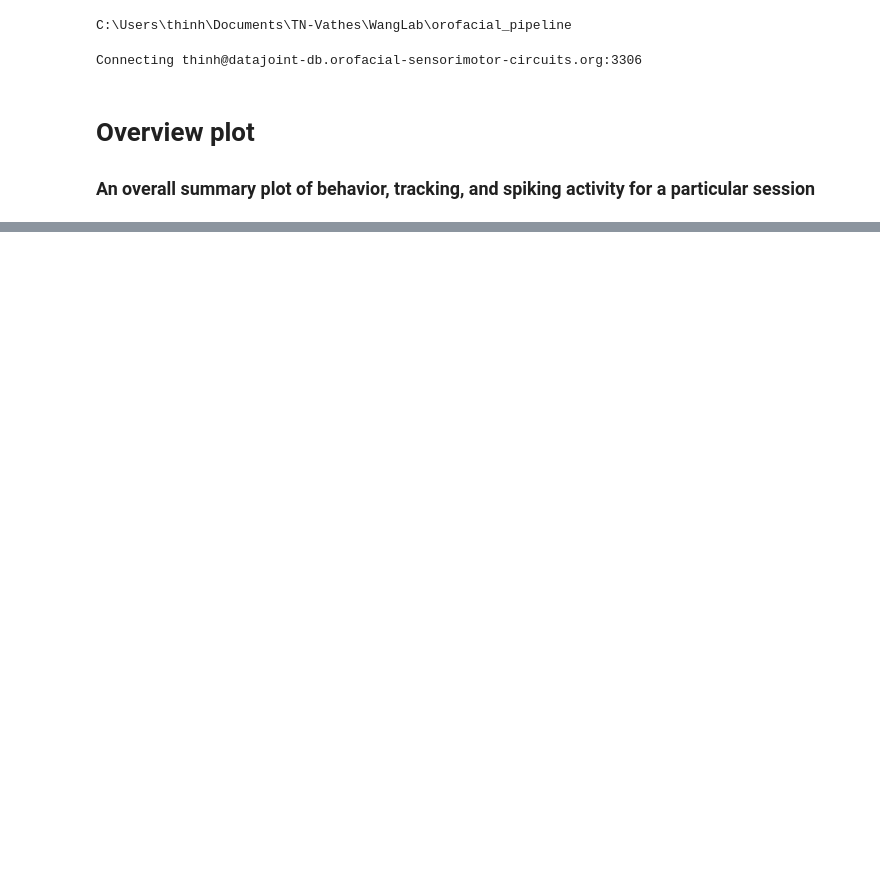
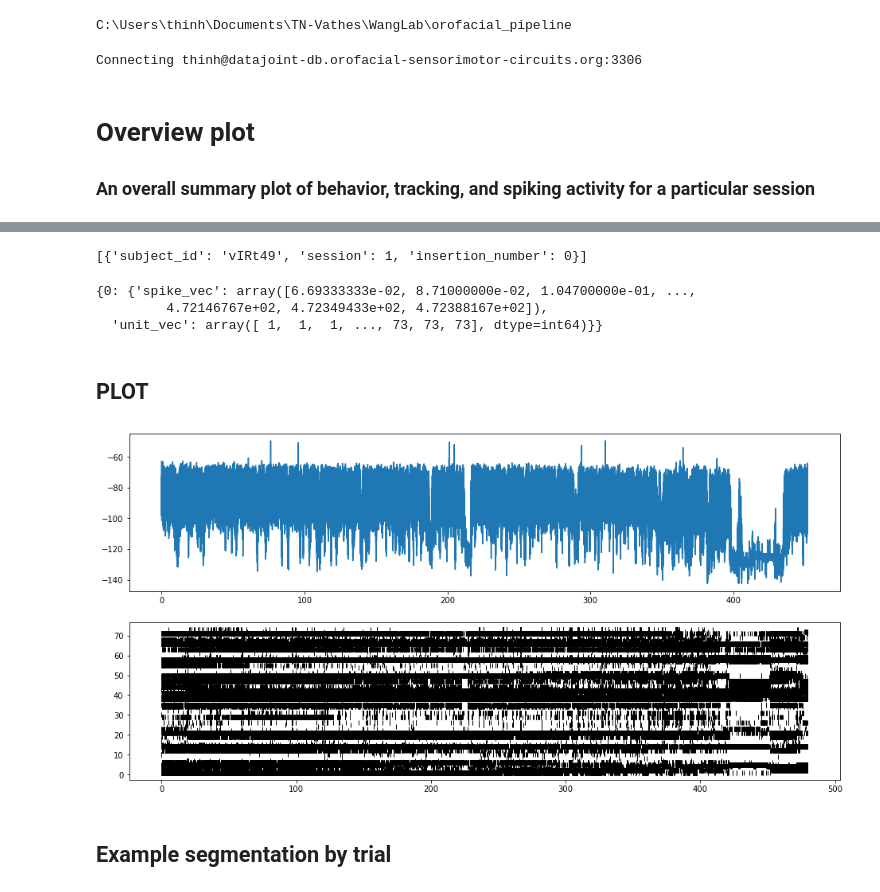
Before and after one commit to wanglab-duke/orofacial_pipeline, a Jupyter notebook: notebooks/plotting/Overview.ipynb, the cells around one changed output, grey strips where cells are left out. Cells and saved outputs as stored; diff of their text form; code cells hidden in the pictures; blank space fills up the shorter version.

```diff
--- a/notebooks/plotting/Overview.ipynb
+++ b/notebooks/plotting/Overview.ipynb
@@ -30,0 +49,2 @@ Total: 0
+# %%
+tracking_timestamps = (tracking.Tracking & session_key & device_key).fetch1('tracking_timestamps')
@@ -30,0 +104,40 @@ Total: 0
+# %%
+insertion_keys = (ephys.ProbeInsertion & session_key).fetch('KEY')
+# %%
+insertion_keys
+# %% [output]
+[{'subject_id': 'vIRt49', 'session': 1, 'insertion_number': 0}]
+# %%
+spike_rasters = {}
+for insertion_key in insertion_keys:
+    units, spikes = (ephys.Unit & insertion_key).fetch('unit', 'spike_times')
+
+    # concatenating spiketimes from all units into a 1d-vector
+    spike_vec = np.concatenate(spikes)
+
+    # build a 1d-vector of equal length, representing the corresponding unit number for each spike in the "spike_vec"
+    unit_vec = np.concatenate([[t] * len(s) for s, t in zip(spikes, unit)])
+
+    # store in the "spike_rasters" with the insertion_number as key
+    spike_rasters[insertion_key['insertion_number']] = {'spike_vec': spike_vec, 'unit_vec': unit_vec}
+# %%
+spike_rasters
+# %% [output]
+{0: {'spike_vec': array([6.69333333e-02, 8.71000000e-02, 1.04700000e-01, ...,
+         4.72146767e+02, 4.72349433e+02, 4.72388167e+02]),
+  'unit_vec': array([ 1,  1,  1, ..., 73, 73, 73], dtype=int64)}}
+# %% [markdown]
+## PLOT
+# %%
+fig, axes = plt.subplots(len(spike_rasters) + 1, 1, figsize=(16, 8))
+
+# plot whisker angle in the first subplot
+axes[0].plot(tracking_timestamps, whisker_angles[0])
+
+# plot spike raster in the remaining subplots, one per probe
+for insertion_num, ax in zip(spike_rasters, axes[1:]):
+    ax.plot(spike_rasters[insertion_num]['spike_vec'], spike_rasters[insertion_num]['unit_vec'], 'k|')
+# %% [output]
+[figure, added]
+# %% [markdown]
+## Example segmentation by trial
```
Also changed, not shown: parts of 35 cells of this notebook.
